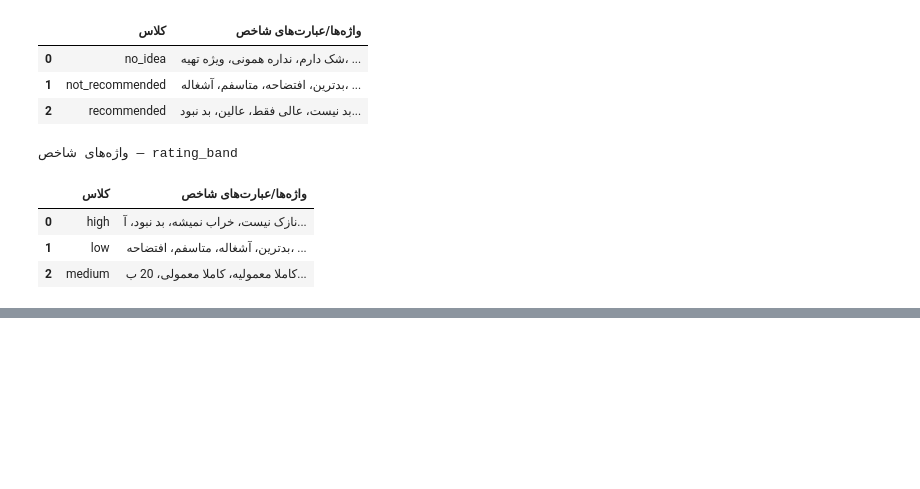
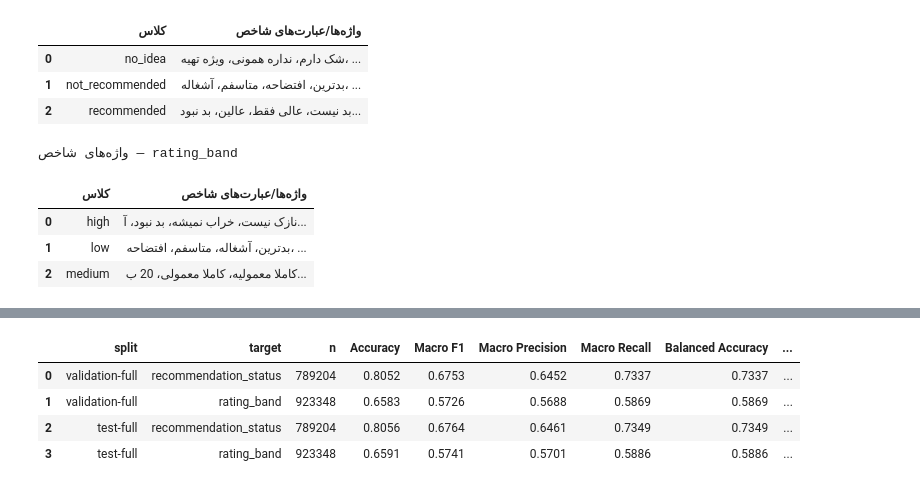
Before and after one commit to mrpanigale/Transformer_Project, a Jupyter notebook: src/tf_idf.ipynb, the cells around one changed output, grey strips where cells are left out. Saved outputs shown, nothing was run; the diff lists cells and outputs as text; code cells hidden in the pictures; blank space fills up the shorter version.

```diff
--- a/src/tf_idf.ipynb
+++ b/src/tf_idf.ipynb
@@ -485,0 +629,81 @@ rating_band: 314,779 خطا در نمونه test
+# %%
+def c4_load_models(model_dir):
+    metadata = json.loads((model_dir / 'model_metadata.json').read_text(encoding='utf-8'))
+    if metadata['split_manifest_sha256'] != C4_MANIFEST_SHA:
+        raise ValueError('manifest نسبت به زمان ذخیرهٔ baseline تغییر کرده است.')
+    if metadata['targets'] != C4_TARGETS:
+        raise ValueError('قرارداد کلاس‌های مدل ذخیره‌شده متفاوت است.')
+    if metadata['versions']['sklearn'] != sklearn.__version__:
+        raise RuntimeError('نسخه scikit-learn را با model_metadata.json یکسان کنید.')
+    loaded = {}
+    for target, labels in C4_TARGETS.items():
+        info = metadata['models'][target]
+        artifact = model_dir / info['artifact']
+        if c4_sha256(artifact) != info['sha256']:
+            raise ValueError(f'فایل مدل {target} با metadata مطابقت ندارد.')
+        loaded[target] = joblib.load(artifact)
+        if set(loaded[target].classes_) != set(labels):
+            raise ValueError(f'کلاس‌های {target} نامعتبرند.')
+    return loaded, metadata
+
+
+def c4_evaluate_full(path, fitted_models, split_name, expected_rows, chunksize=C4_CHUNK_ROWS):
+    collected = {target: {'true': [], 'pred': []} for target in C4_TARGETS}
+    row_count = 0
+    for chunk in pd.read_csv(path, usecols=['body', *C4_TARGETS],
+                             chunksize=chunksize, encoding='utf-8-sig'):
+        row_count += len(chunk)
+        texts = chunk['body'].fillna('').astype(str)
+        for target, labels in C4_TARGETS.items():
+            values = chunk[target].astype('string').str.strip()
+            unknown = set(values.dropna().unique()) - set(labels)
+            if unknown:
+                raise ValueError(f'{split_name}/{target}: برچسب ناشناخته {unknown}')
+            valid = values.isin(labels)
+            if not valid.any():
+                continue
+            encoding = {label: index for index, label in enumerate(labels)}
+            predicted = fitted_models[target].predict(texts.loc[valid])
+            collected[target]['true'].append(values.loc[valid].map(encoding).to_numpy(dtype=np.int8))
+            collected[target]['pred'].append(np.asarray([encoding[label] for label in predicted], dtype=np.int8))
+        print(f'{split_name}: {row_count:,}/{expected_rows:,}', end='\r')
+    print()
+    if row_count != expected_rows:
+        raise ValueError(f'{split_name}: تعداد CSV={row_count} با manifest={expected_rows} برابر نیست.')
+    rows, details = [], {}
+    for target, labels in C4_TARGETS.items():
+        if not collected[target]['true']:
+            raise ValueError(f'{split_name}/{target}: هیچ برچسب معتبری وجود ندارد.')
+        y = np.concatenate(collected[target]['true'])
+        pred = np.concatenate(collected[target]['pred'])
+        # Colab computes macro metrics over the observed union of true/predicted classes.
+        row = {'split': split_name, 'target': target, 'n': len(y),
+               'Accuracy': accuracy_score(y, pred),
+               'Macro F1': f1_score(y, pred, average='macro', zero_division=0),
+               'Macro Precision': precision_score(y, pred, average='macro', zero_division=0),
+               'Macro Recall': recall_score(y, pred, average='macro', zero_division=0),
+               'Balanced Accuracy': balanced_accuracy_score(y, pred),
+               'Ordinal distance error': float(np.abs(y - pred).mean()) if target == 'rating_band' else np.nan}
+        rows.append(row)
+        ids = list(range(len(labels)))
+        details[target] = {
+            'classification_report': classification_report(y, pred, labels=ids, target_names=labels,
+                                                           output_dict=True, zero_division=0),
+            'confusion_matrix': confusion_matrix(y, pred, labels=ids),
+        }
+    return rows, details
+
+
+c4_models, c4_metadata = c4_load_models(C4_MODEL_DIR)
+c4_rows, c4_details, c4_fingerprints = [], {}, {}
+for split in ['validation', 'test']:
+    path = C4_DATA_DIR / f'{split}.csv'
+    rows, details = c4_evaluate_full(path, c4_models, f'{split}-full',
+                                   C4_MANIFEST['output_row_counts'][split])
+    c4_rows.extend(rows)
+    c4_details[f'{split}-full'] = details
+    c4_fingerprints[split] = {'file': str(path.relative_to(C4_ROOT)), 'sha256': c4_sha256(path),
+                            'rows': C4_MANIFEST['output_row_counts'][split]}
+c4_baseline_metrics = pd.DataFrame(c4_rows)
+display(c4_baseline_metrics.round(4))
+# %% [output]
@@ -485,0 +712,5 @@ rating_band: 314,779 خطا در نمونه test
+|  | split | target | n | Accuracy | Macro F1 | Macro Precision | Macro Recall | Balanced Accuracy | ... |
+| 0 | validation-full | recommendation_status | 789204 | 0.8052 | 0.6753 | 0.6452 | 0.7337 | 0.7337 | ... |
+| 1 | validation-full | rating_band | 923348 | 0.6583 | 0.5726 | 0.5688 | 0.5869 | 0.5869 | ... |
+| 2 | test-full | recommendation_status | 789204 | 0.8056 | 0.6764 | 0.6461 | 0.7349 | 0.7349 | ... |
+| 3 | test-full | rating_band | 923348 | 0.6591 | 0.5741 | 0.5701 | 0.5886 | 0.5886 | ... |
```
Also changed, not shown: parts of 10 cells of this notebook.
